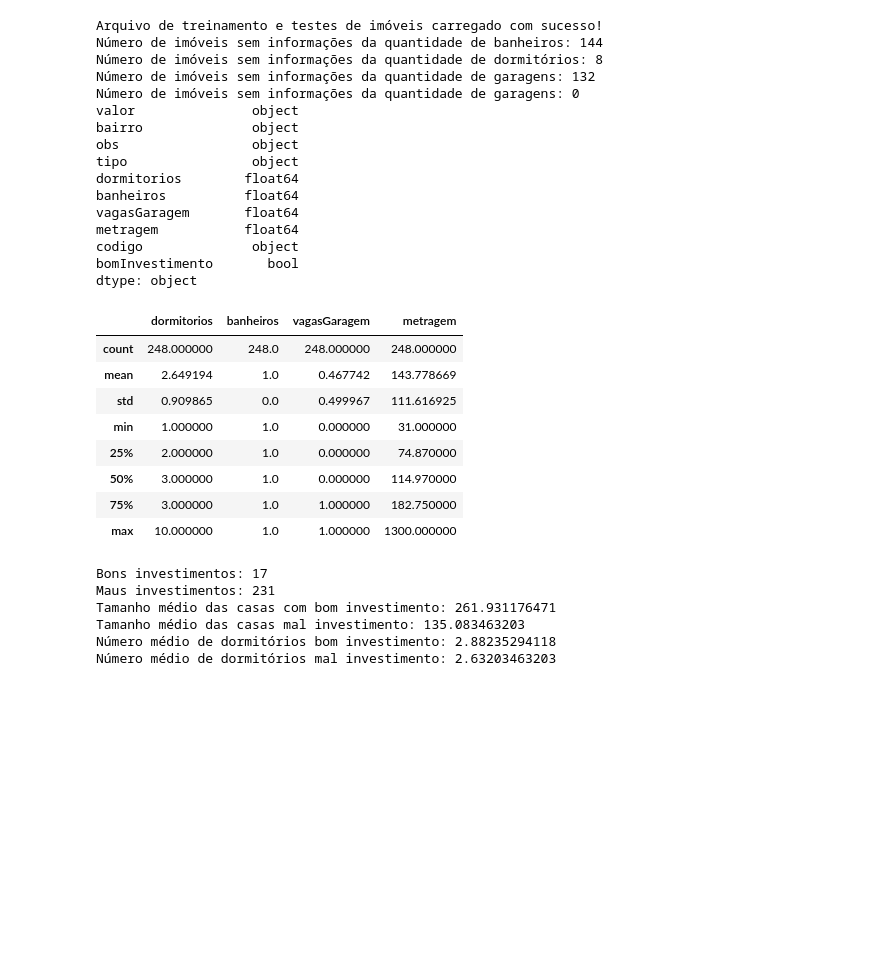
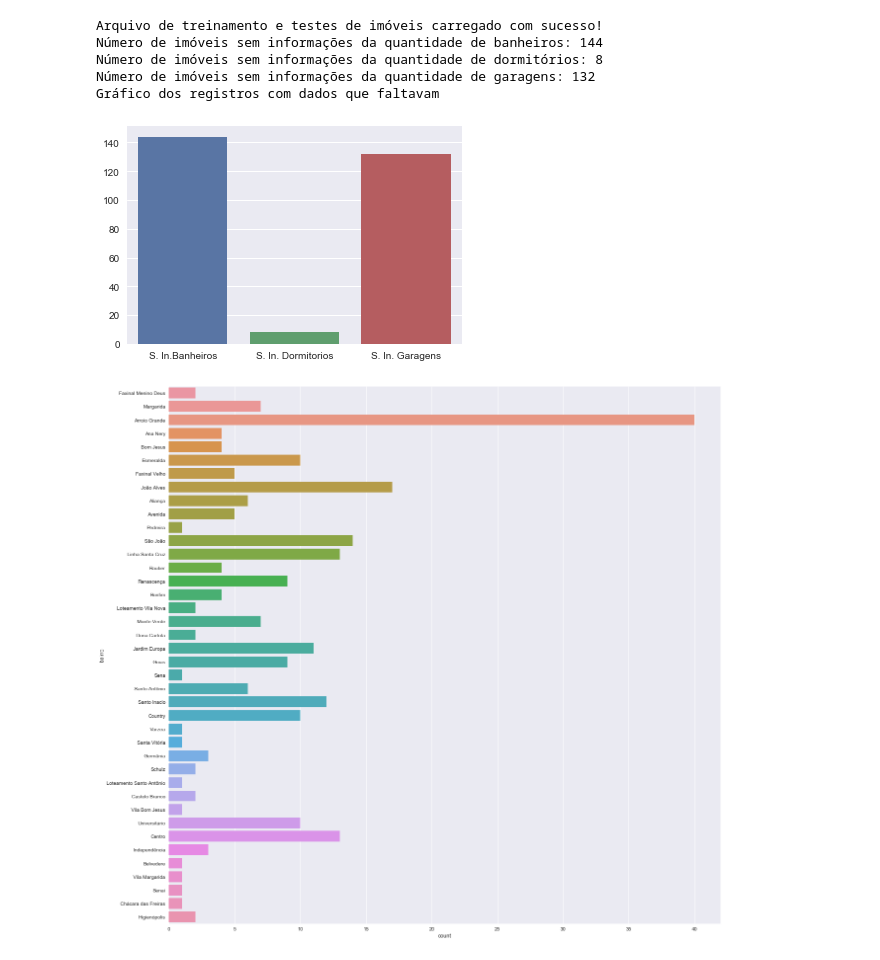
Before and after one commit to gersonfs/udacity-tcc, a Jupyter notebook: TCC.ipynb, the cells around one changed output. Drawn from its saved outputs; the diff is of its cells as text; code cells hidden in the pictures; blank space fills up the shorter version.

```diff
--- a/TCC.ipynb
+++ b/TCC.ipynb
@@ -2,7 +2,9 @@
 #Importação das bibliotecas para leitura do arquivo csv, classes para divisão em treinamento e testes,
 #algoritmos DecisionTreeClassifier e svm
 import pandas as pd
-import math
+import seaborn as sns
+import numpy as np
+import matplotlib.pyplot as plt
 from IPython.display import display
 from sklearn.model_selection import train_test_split
 from sklearn.model_selection import GridSearchCV
@@ -14,80 +16,44 @@ from sklearn import svm
 #Leitura do arquivo para treinamento e testes. Este é o arquivo que foi modificado e que possui uma coluna booleana
 #bomIvestimento que foi definida com a ajuda de um especialista na área imobiliária
 try:
-    data = pd.read_csv("imoveis-treinamento-testes.csv", sep=";")
+    data = pd.read_csv("imoveis-treinamento-testes.csv", sep=";", encoding="utf8")
     print "Arquivo de treinamento e testes de imóveis carregado com sucesso!"
 except:
     print "Dataset não pode ser carregado!"
 
 
 #Troca 0.0 para False e 1.0 para True na coluna bomIvestimento
 data['bomInvestimento'] = data['bomInvestimento'].map({0.0: False, 1.0: True})
 
 #Remove imóveis com preço sob consulta
 data = data.drop(data[data.valor == "Sob consulta"].index)
 
 #Remove imóveis sem informação da metragem
 data = data.drop(data[data.metragem.isnull()].index)
 
 imoveisSemInfoBanheiro =  data[data.banheiros.isnull() == True].shape[0]
 print "Número de imóveis sem informações da quantidade de banheiros: " + str(imoveisSemInfoBanheiro)
 
 imoveisSemInfoDormitorios =  data[data.dormitorios.isnull() == True].shape[0]
 print "Número de imóveis sem informações da quantidade de dormitórios: " + str(imoveisSemInfoDormitorios)
 
 imoveisSemInfoGaragem =  data[data.vagasGaragem.isnull() == True].shape[0]
 print "Número de imóveis sem informações da quantidade de garagens: " + str(imoveisSemInfoGaragem)
 
-
-#Preenche valores padrões para coluna de banheiros, vagas na garagem, dormitórios
-#E metragem da casa
-data['banheiros'] = data['banheiros'].fillna(1)
-data['vagasGaragem'] = data['vagasGaragem'].fillna(0)
-data['dormitorios'] = data['dormitorios'].fillna(1)
-data['metragem'] = data['metragem'].fillna(0)
-
-#Mostro os tipos de dados de cada coluna para saber se a conversão foi feita corretamente
-print data.dtypes
-
-#Mostro algumas estatísticas do dataset
-display(data.describe())
-
-#Outras estatísticas sobre o conteúdo do dataset
-print "Bons investimentos: " + str(len(data[data.bomInvestimento]))
-print "Maus investimentos: " + str(len(data[data.bomInvestimento == False]))
-print "Tamanho médio das casas com bom investimento: " + str(data[data.bomInvestimento].metragem.mean())
-print "Tamanho médio das casas mal investimento: " + str(data[data.bomInvestimento == False].metragem.mean())
-print "Número médio de dormitórios bom investimento: " + str(data[data.bomInvestimento].dormitorios.mean())
-print "Número médio de dormitórios mal investimento: " + str(data[data.bomInvestimento == False].dormitorios.mean())
+print "Gráfico dos registros com dados que faltavam"
+labels = ['S. In.Banheiros', 'S. In. Dormitorios', 'S. In. Garagens']
+values = [imoveisSemInfoBanheiro, imoveisSemInfoDormitorios, imoveisSemInfoGaragem]
+sns.barplot(x=labels, y=values);
 # %% [output]
 Arquivo de treinamento e testes de imóveis carregado com sucesso!
 Número de imóveis sem informações da quantidade de banheiros: 144
 Número de imóveis sem informações da quantidade de dormitórios: 8
 Número de imóveis sem informações da quantidade de garagens: 132
-Número de imóveis sem informações da quantidade de garagens: 0
-valor               object
-bairro              object
-obs                 object
-tipo                object
-dormitorios        float64
-banheiros          float64
-vagasGaragem       float64
-metragem           float64
-codigo              object
-bomInvestimento       bool
-dtype: object
+Gráfico dos registros com dados que faltavam
-|  | dormitorios | banheiros | vagasGaragem | metragem |
-| count | 248.000000 | 248.0 | 248.000000 | 248.000000 |
-| mean | 2.649194 | 1.0 | 0.467742 | 143.778669 |
-| std | 0.909865 | 0.0 | 0.499967 | 111.616925 |
-| min | 1.000000 | 1.0 | 0.000000 | 31.000000 |
-| 25% | 2.000000 | 1.0 | 0.000000 | 74.870000 |
-| 50% | 3.000000 | 1.0 | 0.000000 | 114.970000 |
-| 75% | 3.000000 | 1.0 | 1.000000 | 182.750000 |
-| max | 10.000000 | 1.0 | 1.000000 | 1300.000000 |
-Bons investimentos: 17
-Maus investimentos: 231
-Tamanho médio das casas com bom investimento: 261.931176471
-Tamanho médio das casas mal investimento: 135.083463203
-Número médio de dormitórios bom investimento: 2.88235294118
-Número médio de dormitórios mal investimento: 2.63203463203
+[figure, added]
+# %%
+plt.figure(figsize=(20,20))
+sns.countplot(y="bairro",  data=data);
+plt.show()
+# %% [output]
+[figure, added]
```
Also changed, not shown: parts of 7 cells of this notebook, 1 other file.
